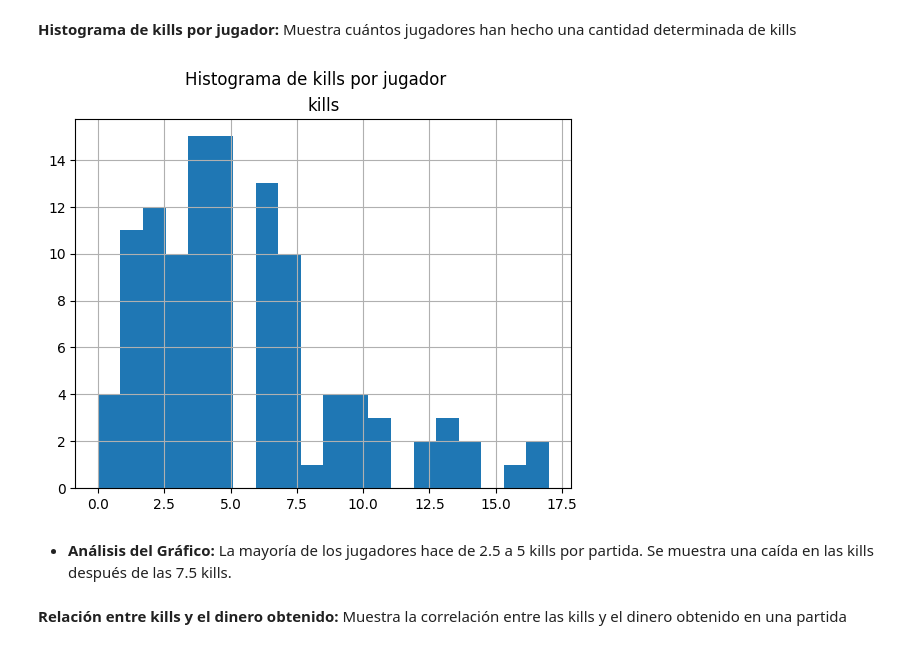
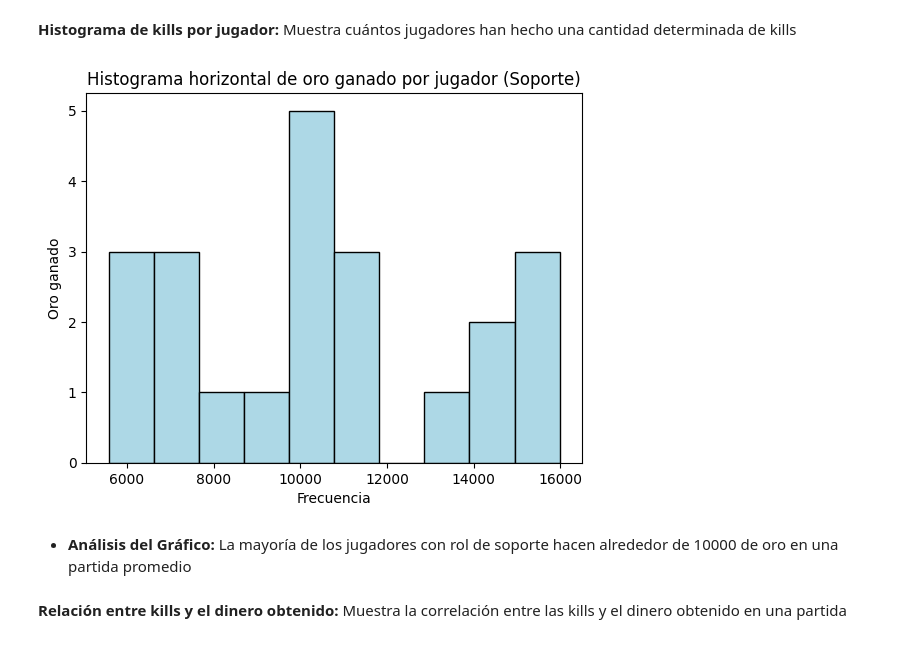
Before and after one commit to XMrDexterX/Parcial1, a Jupyter notebook: ParcialGrupal.ipynb, the cells around one changed output. Saved outputs shown, nothing was run; the diff lists cells and outputs as text; code cells hidden in the pictures.

```diff
--- a/ParcialGrupal.ipynb
+++ b/ParcialGrupal.ipynb
@@ -44,7 +44,7 @@ import pandas as pd
 import matplotlib.pyplot as plt
 
 #API_KEY = 'RGAPI-d78662bf-afa9-4e15-8dff-dbf67b6eef23'
-API_KEY = 'RGAPI-68920cf2-55ba-4ddb-88be-12c2657592bb'
+API_KEY = 'RGAPI-c904d0a9-2e62-4355-9350-4cf1fcf13077'
 HEADERS = {'X-Riot-Token': API_KEY}
 
 if not API_KEY:
@@ -185,7 +185,7 @@ Winrate de 'Hide on Bush': 70.0%
 # %% [markdown]
 Se oberva que la columna summonerName está vacía, así que podemos eliminarla
 # %%
-df = df.drop(columns=['summonerName'])
-df.head()
+##df = df.drop(columns=['summonerName'])
+df.head(10)
 # %% [output]
 |  | matchId | puuid | championName | kills | deaths | assists | win | goldEarned | damageDealtToChampions |
@@ -359,13 +432,16 @@ plt.show()
 # %% [markdown]
 **Histograma de kills por jugador:** Muestra cuántos jugadores han hecho una cantidad determinada de kills
 # %%
-df[['kills']].hist(bins=20)
-plt.suptitle("Histograma de kills por jugador")
+
+plt.hist(df_supp['goldEarned'], bins=10, color='lightblue', edgecolor='black')
+plt.title("Histograma horizontal de oro ganado por jugador (Soporte)")
+plt.xlabel("Frecuencia")
+plt.ylabel("Oro ganado")
 plt.show()
 # %% [output]
-[figure, old version]
+[figure, new version]
 # %% [markdown]
-- **Análisis del Gráfico:** La mayoría de los jugadores hace de 2.5 a 5 kills por partida. Se muestra una caída en las kills después de las 7.5 kills.
+- **Análisis del Gráfico:** La mayoría de los jugadores con rol de soporte hacen alrededor de 10000 de oro en una partida promedio
 # %% [markdown]
 **Relación entre kills y el dinero obtenido:** Muestra la correlación entre las kills y el dinero obtenido en una partida
 # %%
```
Also changed, not shown: parts of 6 cells of this notebook, 2 other files.
